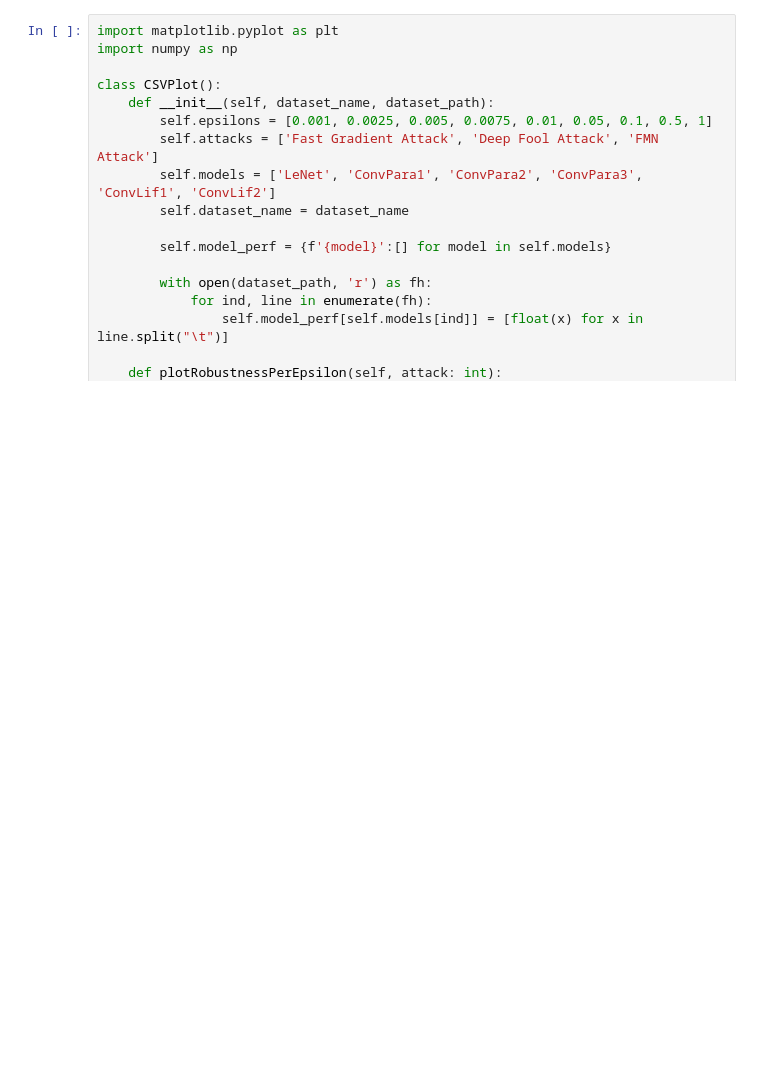
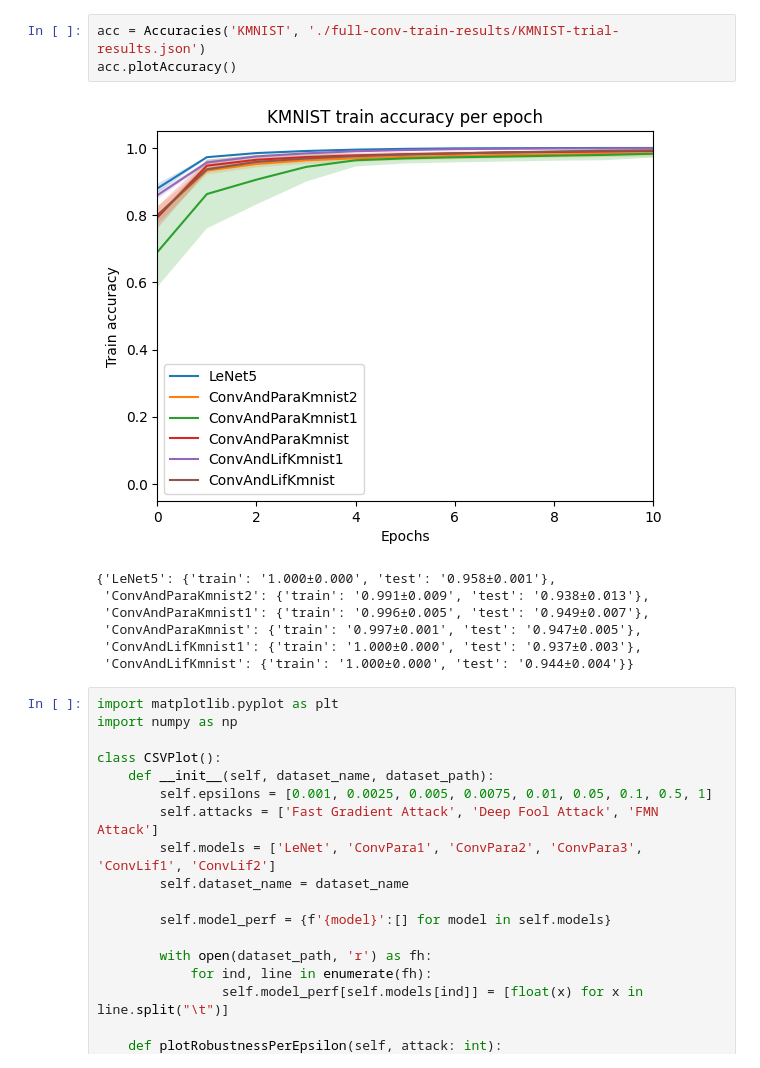
Before and after one commit to suessflorian/biological-neurons, a Jupyter notebook: Baseline Models/robustness_results.ipynb, the cells around one changed output. Drawn from its saved outputs; the diff is of its cells as text; blank space fills up the shorter version.

Commit message:
kmnist res

```diff
--- a/Baseline Models/robustness_results.ipynb
+++ b/Baseline Models/robustness_results.ipynb
@@ -68,6 +68,17 @@ acc.plotAccuracy()
  'ConvAndParaFashion': {'train': '0.919±0.003', 'test': '0.893±0.004'},
  'ConvAndLifFashion1': {'train': '0.995±0.002', 'test': '0.892±0.001'},
  'ConvAndLifFashion': {'train': '0.972±0.004', 'test': '0.893±0.003'}}
+# %%
+acc = Accuracies('KMNIST', './full-conv-train-results/KMNIST-trial-results.json')
+acc.plotAccuracy()
+# %% [output]
+[figure, added]
+{'LeNet5': {'train': '1.000±0.000', 'test': '0.958±0.001'},
+ 'ConvAndParaKmnist2': {'train': '0.991±0.009', 'test': '0.938±0.013'},
+ 'ConvAndParaKmnist1': {'train': '0.996±0.005', 'test': '0.949±0.007'},
+ 'ConvAndParaKmnist': {'train': '0.997±0.001', 'test': '0.947±0.005'},
+ 'ConvAndLifKmnist1': {'train': '1.000±0.000', 'test': '0.937±0.003'},
+ 'ConvAndLifKmnist': {'train': '1.000±0.000', 'test': '0.944±0.004'}}
 # %%
 import matplotlib.pyplot as plt
 import numpy as np
```
Also changed, not shown: parts of 2 cells of this notebook, 1 other file.
